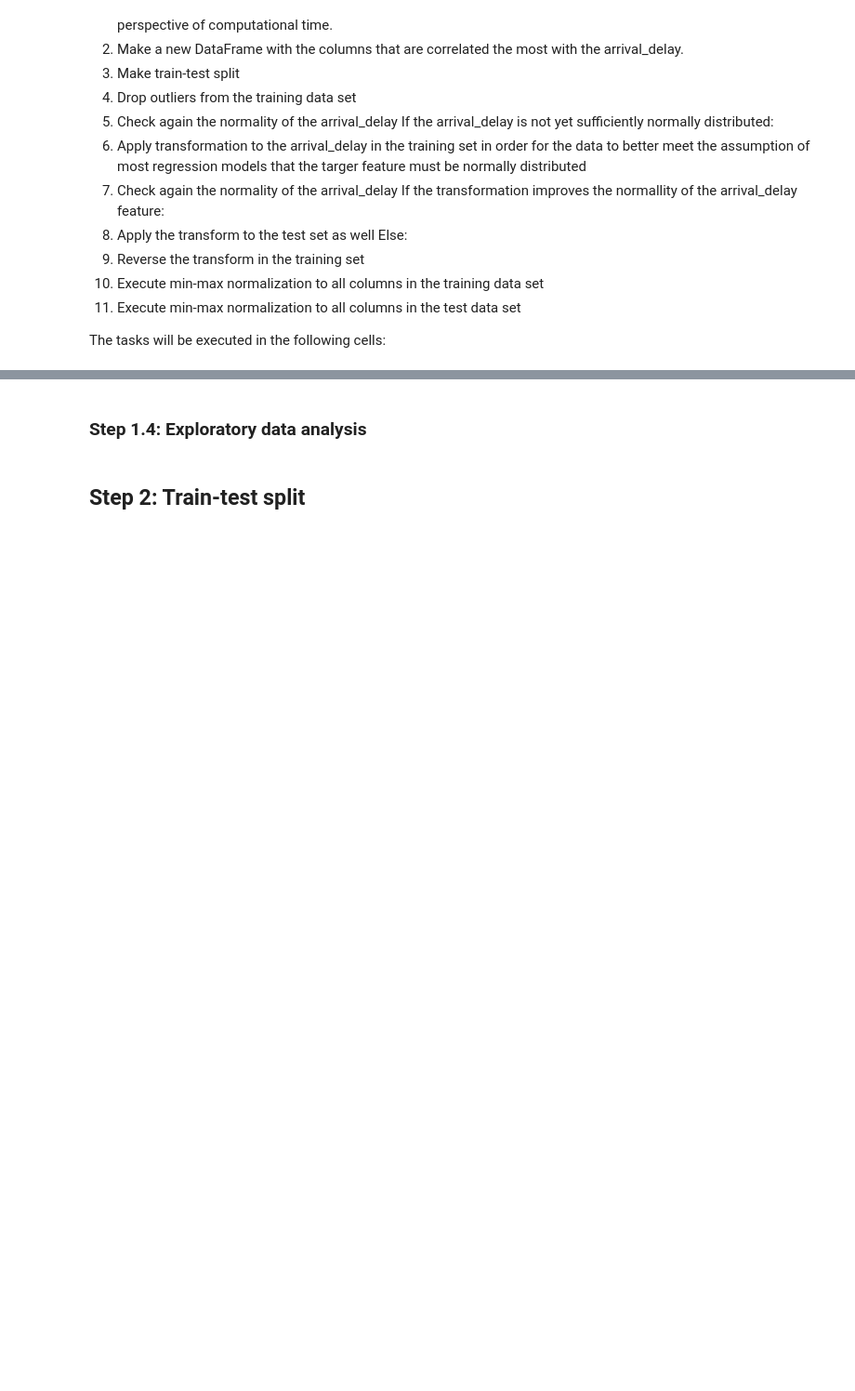
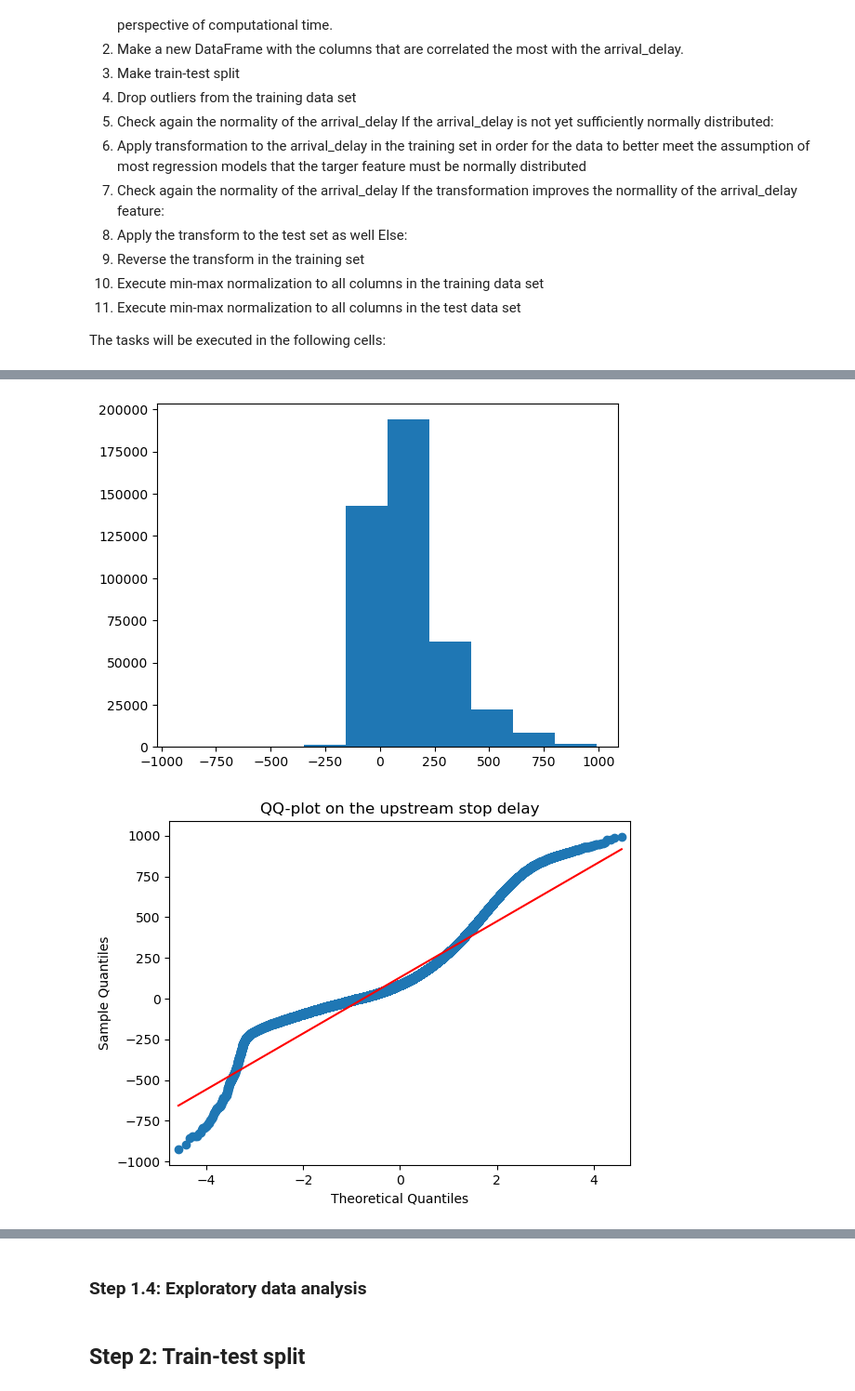
Before and after one commit to TomKoning1999/Final-project-code-folder, a Jupyter notebook: AH2179 final project group 4.ipynb, the cells around one changed output, grey strips where cells are left out. Shown at 93% size. Drawn from its saved outputs; the diff is of its cells as text; code cells hidden in the pictures; blank space fills up the shorter version.

```diff
--- a/AH2179 final project group 4.ipynb
+++ b/AH2179 final project group 4.ipynb
@@ -902,0 +837,14 @@ ShapiroResult(statistic=0.9642213582992554, pvalue=0.0)
+# %%
+# Normality of upstream_stop_delay:
+
+# Distribution of arrival delays (histogram):
+plt.hist(x_train["upstream_stop_delay"])
+
+#qq-plot
+#Reference: https://machinelearningmastery.com/a-gentle-introduction-to-normality-tests-in-python/
+qqplot(x_train["upstream_stop_delay"], line='s')
+plt.title("QQ-plot on the upstream stop delay")
+plt.show()
+# %% [output]
+[figure, added]
+[figure, added]
```
Also changed, not shown: parts of 41 cells of this notebook.
